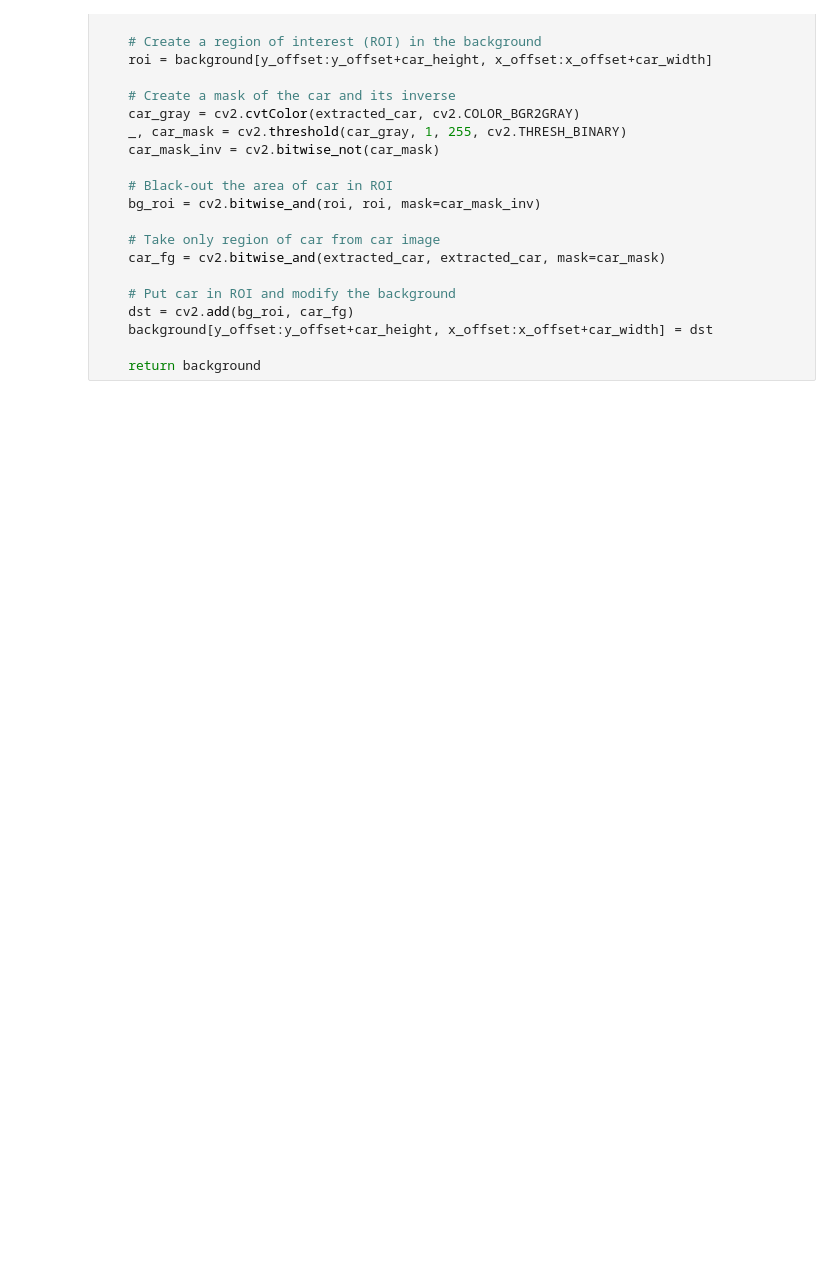
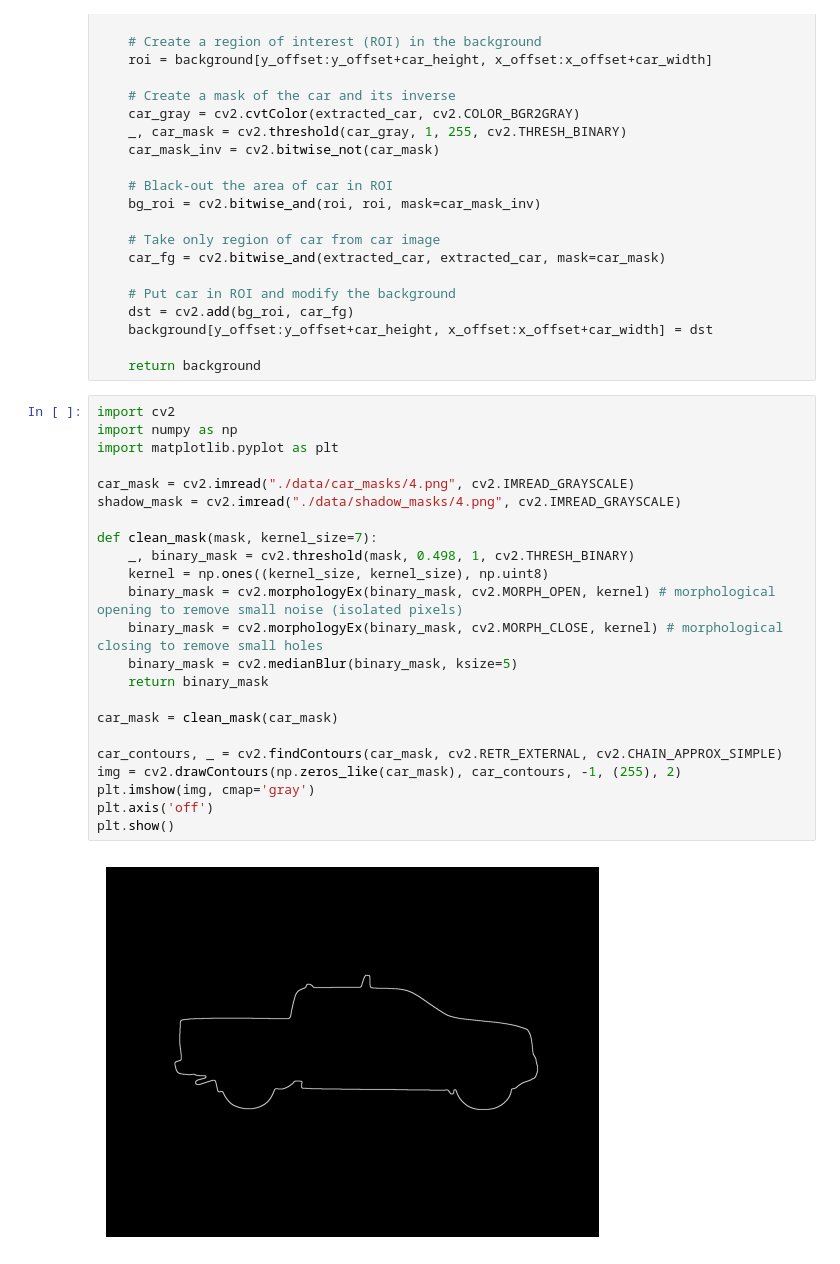
Before and after one commit to ankitdotpy/spyneai-assignment, a Jupyter notebook: project_1/eda.ipynb, the cells around one changed output. Drawn from its saved outputs; the diff is of its cells as text; blank space fills up the shorter version.

```diff
--- a/project_1/eda.ipynb
+++ b/project_1/eda.ipynb
@@ -262,3 +262,28 @@ def compose_image(car_image, car_mask, background):
     background[y_offset:y_offset+car_height, x_offset:x_offset+car_width] = dst
 
     return background
+# %%
+import cv2
+import numpy as np
+import matplotlib.pyplot as plt
+
+car_mask = cv2.imread("./data/car_masks/4.png", cv2.IMREAD_GRAYSCALE)
+shadow_mask = cv2.imread("./data/shadow_masks/4.png", cv2.IMREAD_GRAYSCALE)
+
+def clean_mask(mask, kernel_size=7):
+    _, binary_mask = cv2.threshold(mask, 0.498, 1, cv2.THRESH_BINARY)
+    kernel = np.ones((kernel_size, kernel_size), np.uint8)
+    binary_mask = cv2.morphologyEx(binary_mask, cv2.MORPH_OPEN, kernel) # morphological opening to remove small noise (isolated pixels)
+    binary_mask = cv2.morphologyEx(binary_mask, cv2.MORPH_CLOSE, kernel) # morphological closing to remove small holes
+    binary_mask = cv2.medianBlur(binary_mask, ksize=5)
+    return binary_mask
+
+car_mask = clean_mask(car_mask)
+
+car_contours, _ = cv2.findContours(car_mask, cv2.RETR_EXTERNAL, cv2.CHAIN_APPROX_SIMPLE)
+img = cv2.drawContours(np.zeros_like(car_mask), car_contours, -1, (255), 2)
+plt.imshow(img, cmap='gray')
+plt.axis('off')
+plt.show()
+# %% [output]
+[figure, added]
```
Also changed, not shown: parts of 6 cells of this notebook, 8 other files.
